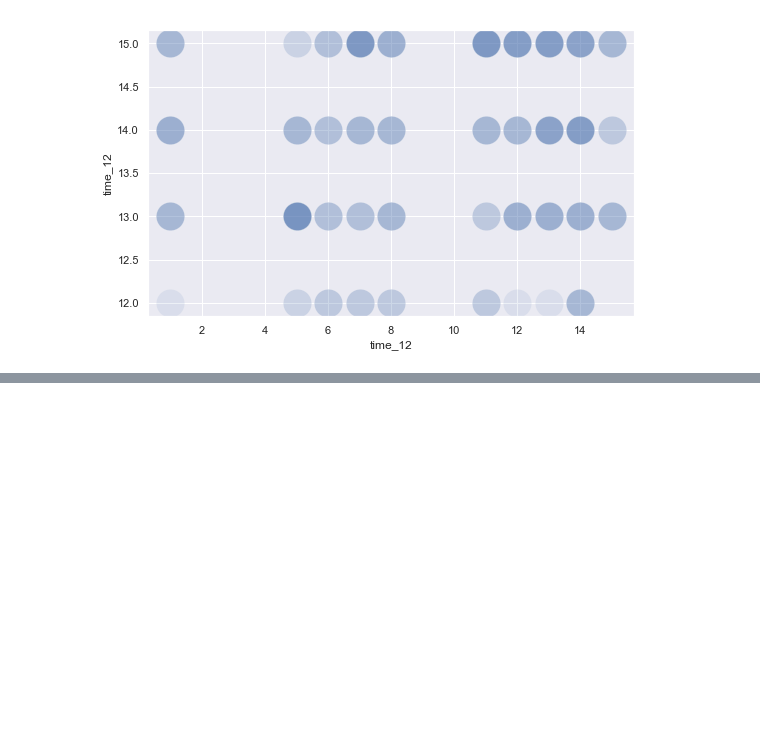
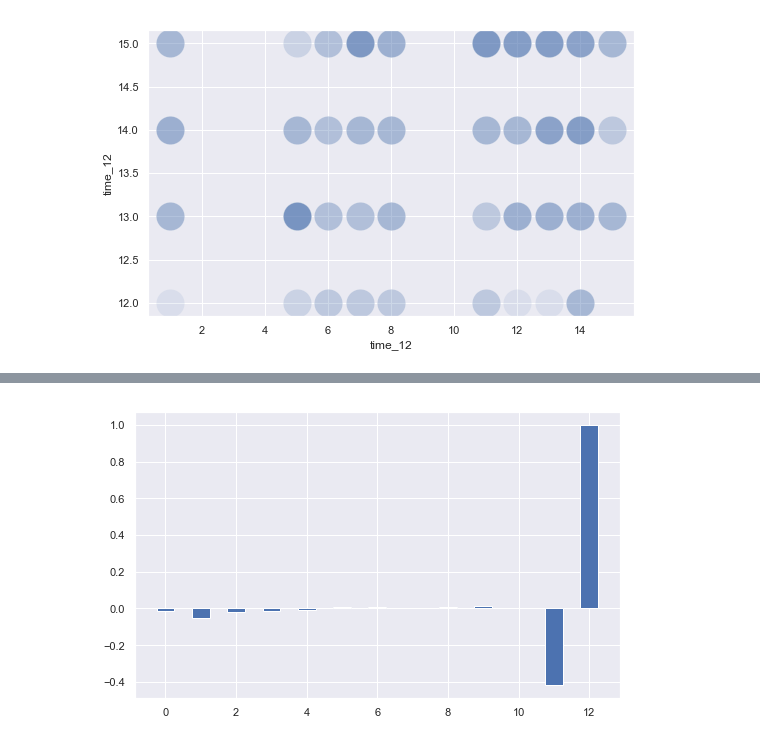
Before and after one commit to kanru-wang/stock_toy_model_for_phg, a Jupyter notebook: dev_notebook.ipynb, the cells around one changed output, grey strips where cells are left out. Drawn from its saved outputs; the diff is of its cells as text; code cells hidden in the pictures; blank space fills up the shorter version.

```diff
--- a/dev_notebook.ipynb
+++ b/dev_notebook.ipynb
@@ -958,0 +1004,6 @@ sns.scatterplot(x = "signal_A_10_11", y = "return_12", data = train_data, alpha
+# %%
+data_for_correlation_matrix = train_data[['return_0_1', 'return_1_2', 'return_2_3', 'return_3_4',
+                                          'return_4_5', 'return_5_6', 'return_6_7', 'return_7_8',
+                                          'return_8', 'return_9', 'return_10', 'return_11','return_12']]
+correlation_with_return_12 = data_for_correlation_matrix.corr()["return_12"]
+correlation_with_return_12
@@ -958,0 +1025,4 @@ sns.scatterplot(x = "signal_A_10_11", y = "return_12", data = train_data, alpha
+# %%
+pyplot.bar(x = np.arange(len(correlation_with_return_12)), height = correlation_with_return_12, width = 0.5);
+# %% [output]
+[figure, added]
```
Also changed, not shown: parts of 26 cells of this notebook.
